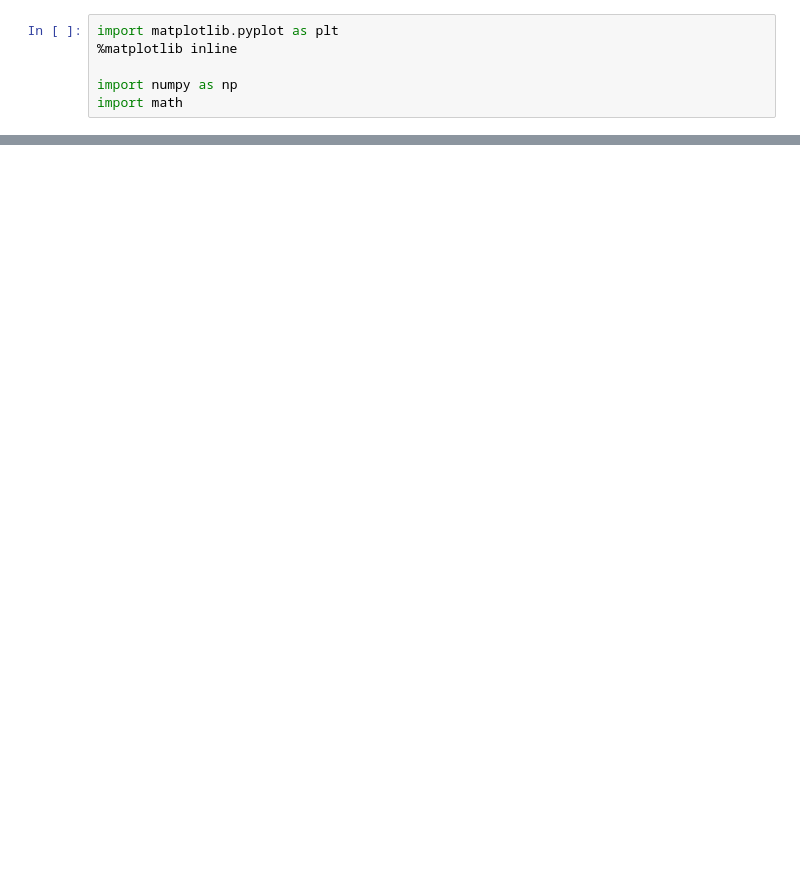
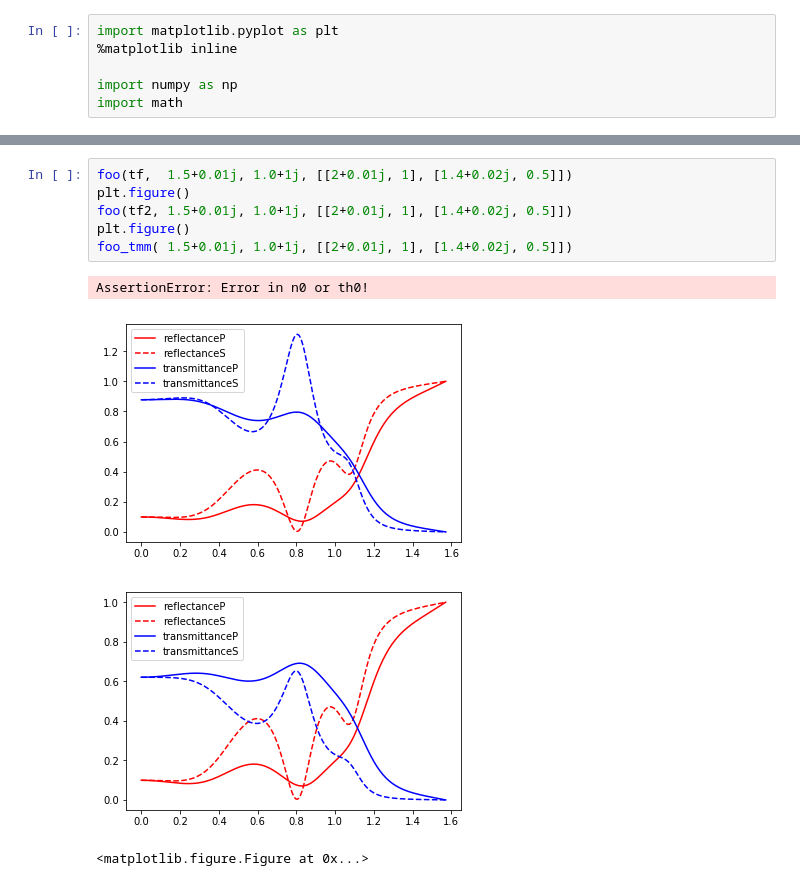
Before and after one commit to mariogeiger/thinfilm, a Jupyter notebook: tests.ipynb, the cells around one changed output, grey strips where cells are left out. Cells and saved outputs as stored; diff of their text form; blank space fills up the shorter version.

```diff
--- a/tests.ipynb
+++ b/tests.ipynb
@@ -33,0 +71,11 @@ foo(tf2, 1.0, 1.5, [[1.1+1e-4j, 10], [1.2+1e-4j, 10], [1.3+1e-4j, 10], [1.4+1e-4
+# %%
+foo(tf,  1.5+0.01j, 1.0+1j, [[2+0.01j, 1], [1.4+0.02j, 0.5]])
+plt.figure()
+foo(tf2, 1.5+0.01j, 1.0+1j, [[2+0.01j, 1], [1.4+0.02j, 0.5]])
+plt.figure()
+foo_tmm( 1.5+0.01j, 1.0+1j, [[2+0.01j, 1], [1.4+0.02j, 0.5]])
+# %% [output]
+AssertionError: Error in n0 or th0!
+[figure, added]
+[figure, added]
+<matplotlib.figure.Figure at 0x...>
```
Also changed, not shown: parts of 5 cells of this notebook, 2 other files.
